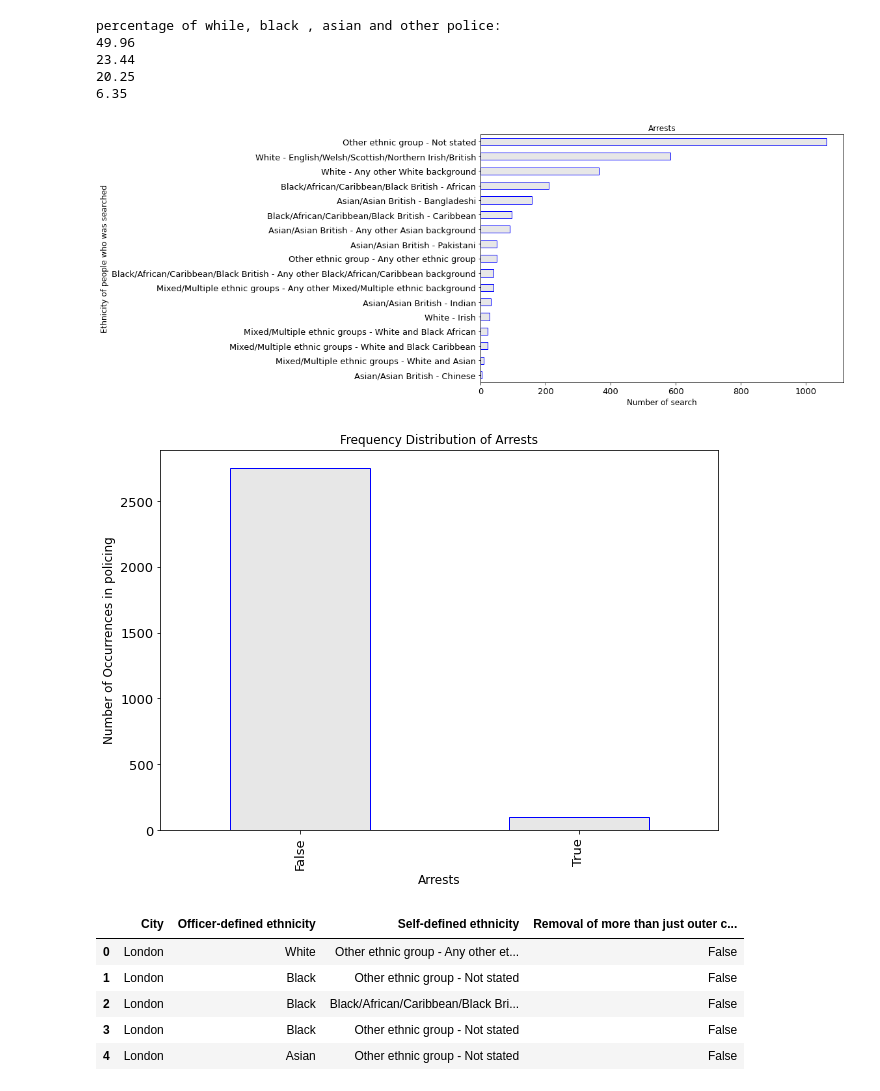
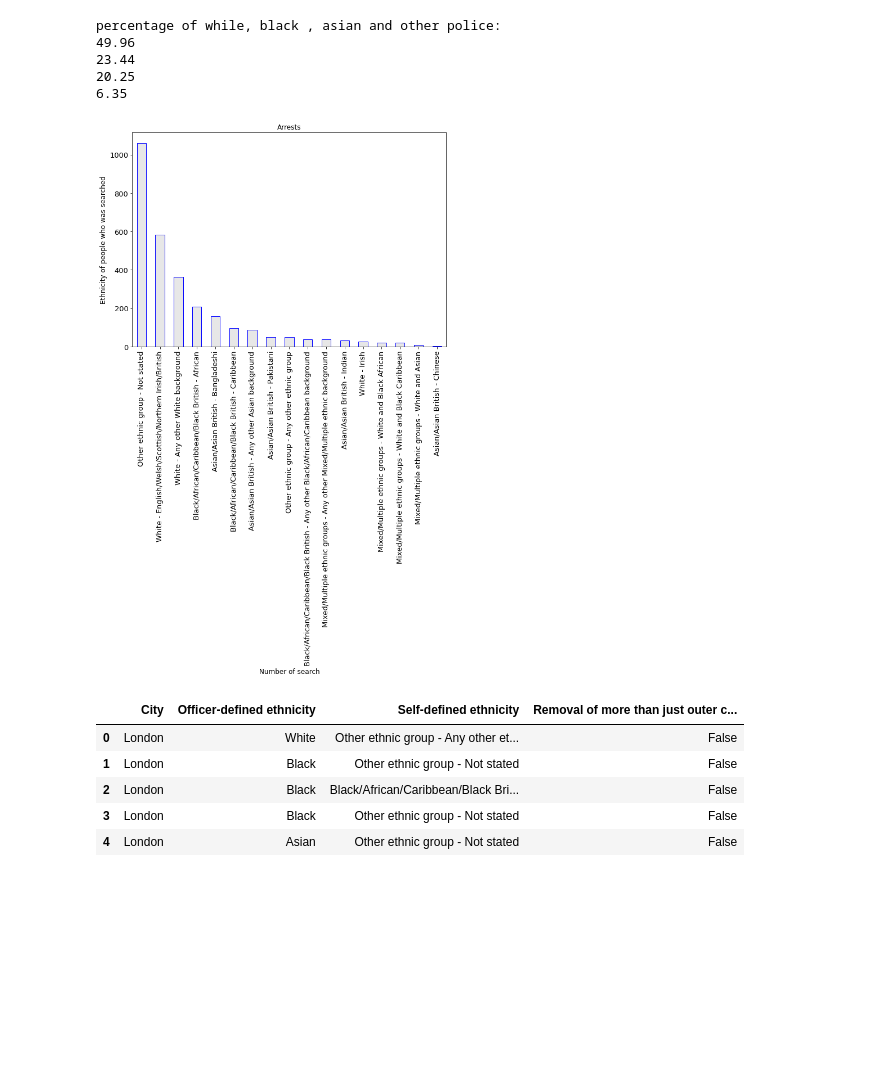
Before and after one commit to pateljay7018/CE888-7-SP-D.S.-and-decision-making-, a Jupyter notebook: Assignment-1/london_police_bias.ipynb, the cells around one changed output. Cells and saved outputs as stored; diff of their text form; code cells hidden in the pictures; blank space fills up the shorter version.

```diff
--- a/Assignment-1/london_police_bias.ipynb
+++ b/Assignment-1/london_police_bias.ipynb
@@ -115,0 +142,15 @@ Name: Self-defined ethnicity, dtype: int64
+# %%
+ax = data['Gender'].value_counts().plot(kind='bar', figsize=(10,7), fontsize=13, color=(0.1, 0.1, 0.1, 0.1),  edgecolor='blue');
+ax.set_alpha(0.8)
+ax.set_title("Frequency Distribution of Police Officers", fontsize=12)
+ax.set_ylabel('Number of Occurrences in policing', fontsize=12)
+ax.set_xlabel('Police', fontsize=12)
+
+totals = []
+
+# find the values and append to list
+for i in ax.patches:
+    totals.append(i.get_height())
+
+# set individual bar lables using above list
+total = sum(totals)
@@ -115,0 +159,15 @@ Name: Self-defined ethnicity, dtype: int64
+# %%
+ax = data['Age range'].value_counts().plot(kind='bar', figsize=(10,7), fontsize=13, color=(0.1, 0.1, 0.1, 0.1),  edgecolor='blue');
+ax.set_alpha(0.8)
+ax.set_title("Frequency Distribution of Police Officers", fontsize=12)
+ax.set_ylabel('Number of Occurrences in policing', fontsize=12)
+ax.set_xlabel('Police', fontsize=12)
+
+totals = []
+
+# find the values and append to list
+for i in ax.patches:
+    totals.append(i.get_height())
+
+# set individual bar lables using above list
+total = sum(totals)
@@ -144,45 +222,24 @@ percentage of while, black , asian and other police:
 20.25
 6.35
 # %%
-cx = data['Self-defined ethnicity'].value_counts().plot(kind='barh', figsize=(10,7),
+cx = data['Self-defined ethnicity'].value_counts().plot(kind='bar', figsize=(10,7),
                                         color=(0.1, 0.1, 0.1, 0.1),  edgecolor='blue', fontsize=13);
 cx.set_alpha(0.8)
 cx.set_title("Arrests", fontsize=12)
 cx.set_ylabel('Ethnicity of people who was searched', fontsize=12)
 cx.set_xlabel('Number of search', fontsize=12)
 
 # create a list to collect the plt.patches data
 totals = []
 
 # find the values and append to list
 for i in cx.patches:
-    totals.append(i.get_width())
+    totals.append(i.get_height())
 
 # set individual bar lables using above list
 total = sum(totals)
-
-# invert for largest on top
-cx.invert_yaxis()
 # %% [output]
-[figure, old version]
+[figure, new version]
-# %%
-bx = data['Removal of more than just outer clothing'].value_counts().plot(kind='bar', figsize=(10,7),color=(0.1, 0.1, 0.1, 0.1),  edgecolor='blue', fontsize=13);
-bx.set_alpha(0.8)
-bx.set_title("Frequency Distribution of Arrests", fontsize=12)
-bx.set_ylabel('Number of Occurrences in policing', fontsize=12)
-bx.set_xlabel('Arrests', fontsize=12)
-
-
-totals = []
-
-# find the values and append to list
-for i in bx.patches:
-    totals.append(i.get_height())
-
-# set individual bar lables using above list
-total = sum(totals)
-# %% [output]
-[figure, removed]
 # %%
 one = data[["City","Officer-defined ethnicity","Self-defined ethnicity","Removal of more than just outer clothing"]]
 one.head()
```
Also changed, not shown: parts of 16 cells of this notebook.
